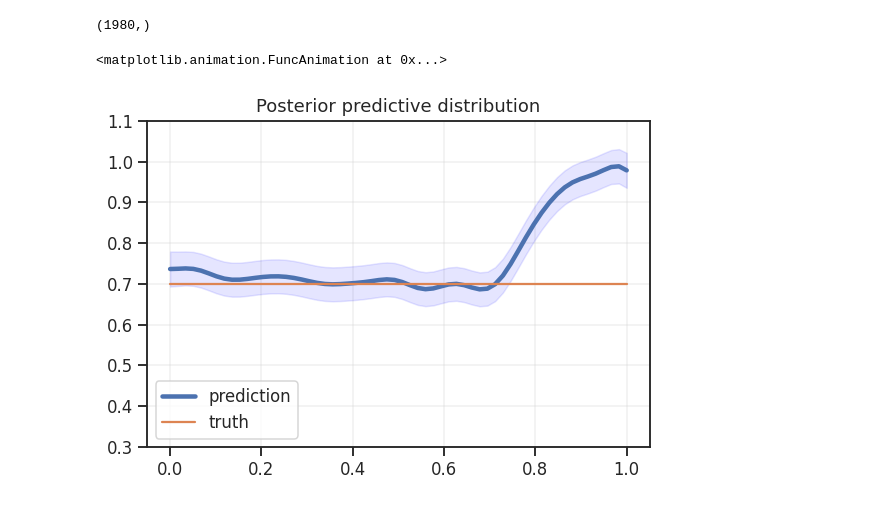
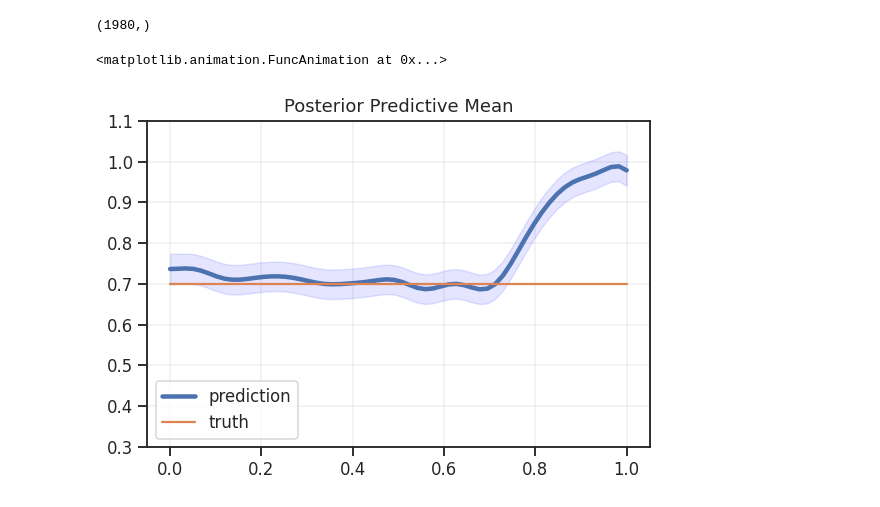
Before and after one commit to lanl/SEPIA, a Jupyter notebook: examples/emu-free-demo.ipynb, the cells around one changed output. Saved outputs shown, nothing was run; the diff lists cells and outputs as text; code cells hidden in the pictures.

Commit message:
updated plot to show predictive of the mean fn.

```diff
--- a/examples/emu-free-demo.ipynb
+++ b/examples/emu-free-demo.ipynb
@@ -158,11 +158,11 @@ class GP:
         mean = self.compute_mean(self.X)
         return dist.MvNormal(mean=mean, cov=cov + self.nugget)
 
-    def posterior(self, X, y, Xnew):
+    def posterior(self, X, y, Xnew, cov_obs=0):
         dim = y.shape[0]
         X_all = np.concatenate([Xnew, X])
         K_all = self.cov_fn(X_all)
-        K_old = K_all[-dim:, -dim:]
+        K_old = K_all[-dim:, -dim:] + cov_obs
         K_new = K_all[:-dim, :-dim]
         G = K_all[-dim:, :-dim]
         C = np.linalg.solve(K_old, G).T
@@ -180,7 +180,7 @@ def sqexpkernel(X, length_scale, process_sd):
     D2 = distance.cdist(X, X, metric="sqeuclidean")
     return (process_sd ** 2) * np.exp(-D2 / length_scale ** 2)
 # %%
-def make_cov(X, length_scale, process_sd, lam):
+def make_cov(X, length_scale, process_sd):
     Sigma = np.kron(
         sqexpkernel(
             X,
@@ -191,7 +191,7 @@ def make_cov(X, length_scale, process_sd, lam):
     )
 
     D = make_D(knots, len(X))
-    marg_cov = D @ Sigma @ D.T + lam ** 2 * np.eye(D.shape[0])
+    marg_cov = D @ Sigma @ D.T # + lam ** 2 * np.eye(D.shape[0])
 
     return marg_cov
 
@@ -209,15 +209,16 @@ def cov_fn(X):
         X,
         length_scale=samples["length_scale"].mean(),
         process_sd=samples['process_sd'].mean(),
-        lam=samples['lam'].mean(),
     )
 # %%
 # TODO: Need to do this for each posterior sample.
 gp = GP(cov_fn=cov_fn, mean_fn=mean_fn)
 xnew = np.sort(np.concatenate([xs.flatten(), np.linspace(0, 1, 30)]))[:, None]
-post = gp.posterior(X=xs, y=y, Xnew=xnew)
+cov_obs = cov_obs = samples["lam"].mean(0) ** 2 * np.eye(y.shape[0])
+post = gp.posterior(X=xs, y=y, Xnew=xnew, cov_obs=cov_obs)
 
 # TODO: Need to do this for discrepancy only also.
+# Get by subtracting off eta.
 # %%
 post.mean.shape
 # %% [output]
@@ -268,29 +269,29 @@ def make_plotter(fig):
 # %%
 from matplotlib import animation
 # plt.rcParams["animation.html"] = "jshtml"
 plt.rcParams["animation.html"] = "html5"
 orig_dpi = 72
 plt.rcParams['figure.dpi'] = orig_dpi * 1.5
 
 fig, ax = plt.subplots();
 plotter = make_plotter(fig)
 
 def animate(t):
     plt.cla();
     plotter(t, xnew[t]);
     plt.grid(lw=0.3);
-    plt.title("Posterior predictive distribution")
+    plt.title("Posterior Predictive Mean")
 
 def make_reversing_frames(n):
     frames = np.arange(n)
     return np.concatenate([frames, frames[::-1]])
 
 frames = make_reversing_frames(len(xnew))
 anim = animation.FuncAnimation(fig, animate, frames=frames, interval=120)
 plt.rcParams['figure.dpi'] = orig_dpi
 
 # NOTE: This video cannot be viewed on GitHub, but you can view it on nbviewer.
 anim
 # %% [output]
 <matplotlib.animation.FuncAnimation at 0x...>
-[figure, old version]
+[figure, new version]
```
Also changed, not shown: parts of 1 cell of this notebook.
